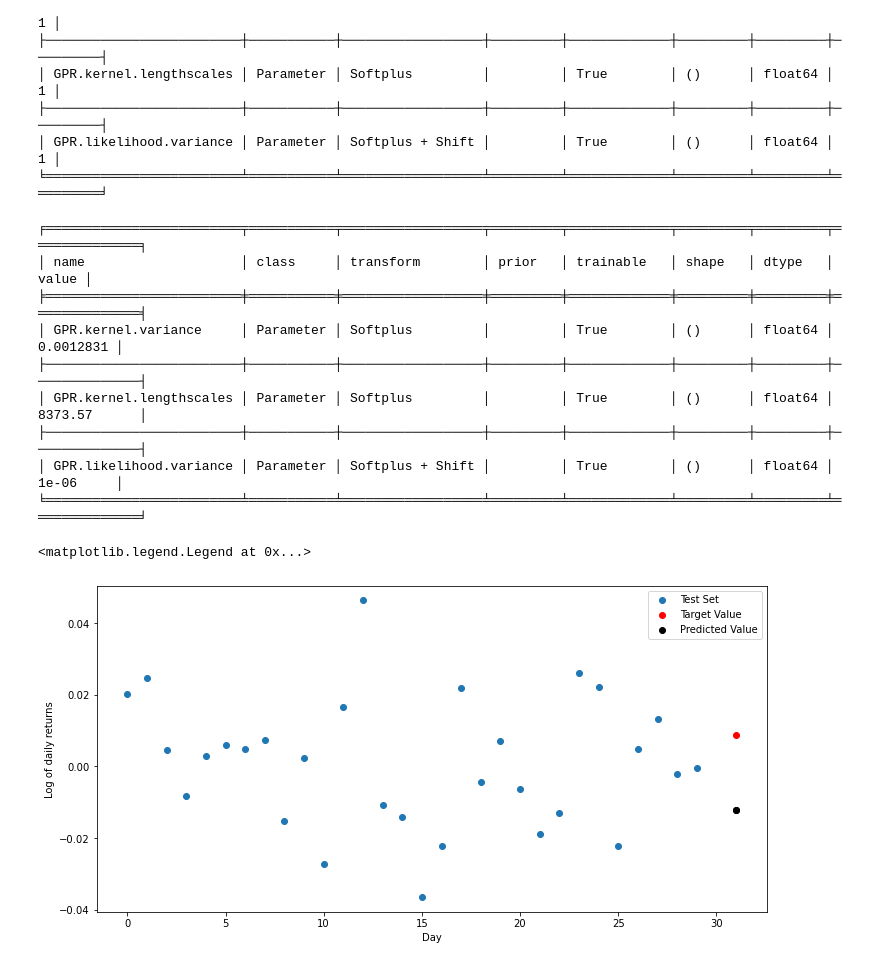
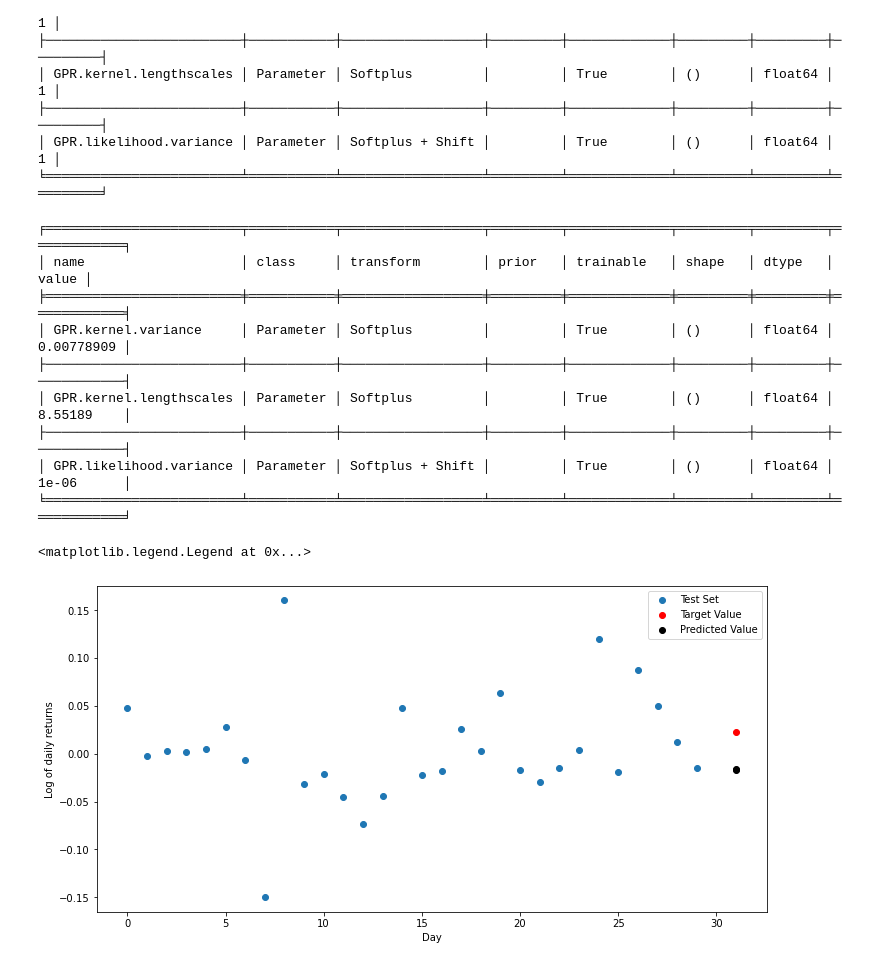
Before and after one commit to algotradingsoc/daily_forecast, a Jupyter notebook: gaussian_process.ipynb, the cells around one changed output. Saved outputs shown, nothing was run; the diff lists cells and outputs as text; code cells hidden in the pictures.

Commit message:
Set shuffle to False in train_test_split to avoid look-ahead bias

```diff
--- a/gaussian_process.ipynb
+++ b/gaussian_process.ipynb
@@ -63,7 +63,8 @@ np.mean(log_returns)
 
 X_train, X_test, y_train, y_test = train_test_split(X, y,
                                                    test_size=0.2,
-                                                   random_state=1)
+                                                   random_state=1,
+                                                   shuffle=False)
 
 print(X_train.shape, X_test.shape)
 # %% [output]
@@ -89,30 +90,30 @@ optimizer = gpflow.optimizers.Scipy()
 opt_logs = optimizer.minimize(model.training_loss, model.trainable_variables, options=dict(maxiter=5))
 print_summary(model)
 # %% [output]
-╒═════════════════════════╤═══════════╤══════════════════╤═════════╤═════════════╤═════════╤═════════╤══════════════╕
-│ name                    │ class     │ transform        │ prior   │ trainable   │ shape   │ dtype   │        value │
-╞═════════════════════════╪═══════════╪══════════════════╪═════════╪═════════════╪═════════╪═════════╪══════════════╡
-│ GPR.kernel.variance     │ Parameter │ Softplus         │         │ True        │ ()      │ float64 │    0.0012831 │
-├─────────────────────────┼───────────┼──────────────────┼─────────┼─────────────┼─────────┼─────────┼──────────────┤
-│ GPR.kernel.lengthscales │ Parameter │ Softplus         │         │ True        │ ()      │ float64 │ 8373.57      │
-├─────────────────────────┼───────────┼──────────────────┼─────────┼─────────────┼─────────┼─────────┼──────────────┤
-│ GPR.likelihood.variance │ Parameter │ Softplus + Shift │         │ True        │ ()      │ float64 │    1e-06     │
-╘═════════════════════════╧═══════════╧══════════════════╧═════════╧═════════════╧═════════╧═════════╧══════════════╛
+╒═════════════════════════╤═══════════╤══════════════════╤═════════╤═════════════╤═════════╤═════════╤════════════╕
+│ name                    │ class     │ transform        │ prior   │ trainable   │ shape   │ dtype   │      value │
+╞═════════════════════════╪═══════════╪══════════════════╪═════════╪═════════════╪═════════╪═════════╪════════════╡
+│ GPR.kernel.variance     │ Parameter │ Softplus         │         │ True        │ ()      │ float64 │ 0.00778909 │
+├─────────────────────────┼───────────┼──────────────────┼─────────┼─────────────┼─────────┼─────────┼────────────┤
+│ GPR.kernel.lengthscales │ Parameter │ Softplus         │         │ True        │ ()      │ float64 │ 8.55189    │
+├─────────────────────────┼───────────┼──────────────────┼─────────┼─────────────┼─────────┼─────────┼────────────┤
+│ GPR.likelihood.variance │ Parameter │ Softplus + Shift │         │ True        │ ()      │ float64 │ 1e-06      │
+╘═════════════════════════╧═══════════╧══════════════════╧═════════╧═════════════╧═════════╧═════════╧════════════╛
 # %%
 # generate predictions on test set
 mean, var = model.predict_f(X_test)
 # %%
 # plot a given sample with index j
-j = 5
+j = 9
 
 plt.scatter(np.arange(0, X_test[j, :].size), X_test[j, :], label='Test Set')
 plt.scatter(X_test[j, :].size+1, y_test[j], color='red', label='Target Value')
 plt.scatter(X_test[j, :].size+1, mean[j, 0] + 1.96 * np.sqrt(var[j, 0]), color='black', label='Predicted Value')
 plt.scatter(X_test[j, :].size+1, mean[j, 0] - 1.96 * np.sqrt(var[j, 0]), color='black')
 
 plt.xlabel('Day')
 plt.ylabel('Log of daily returns')
 plt.legend()
 # %% [output]
 <matplotlib.legend.Legend at 0x...>
-[figure, old version]
+[figure, new version]
```
Also changed, not shown: parts of 1 cell of this notebook.
